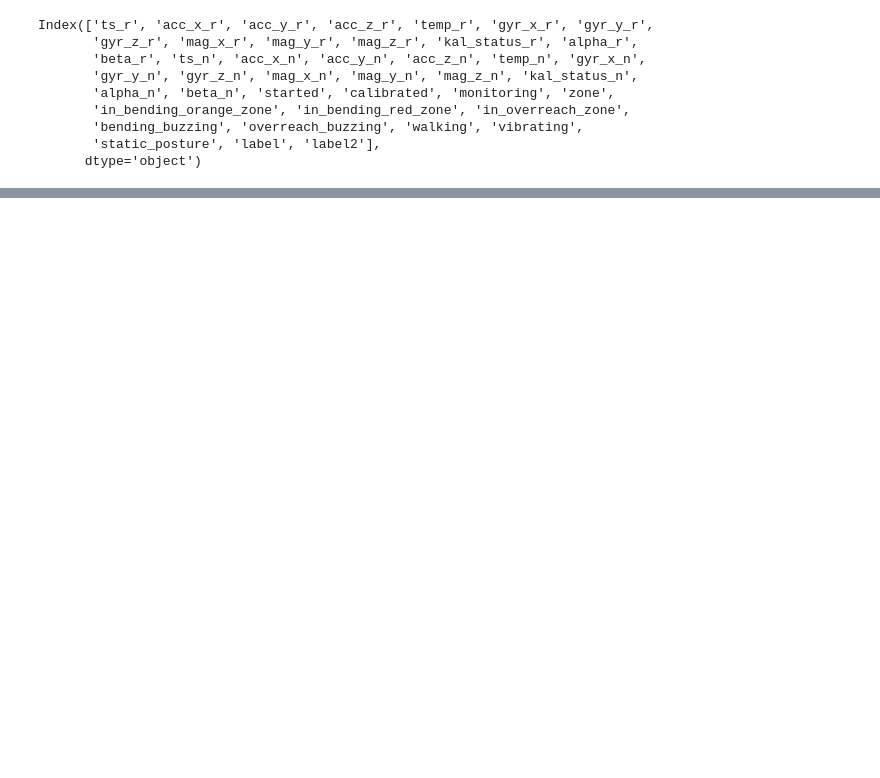
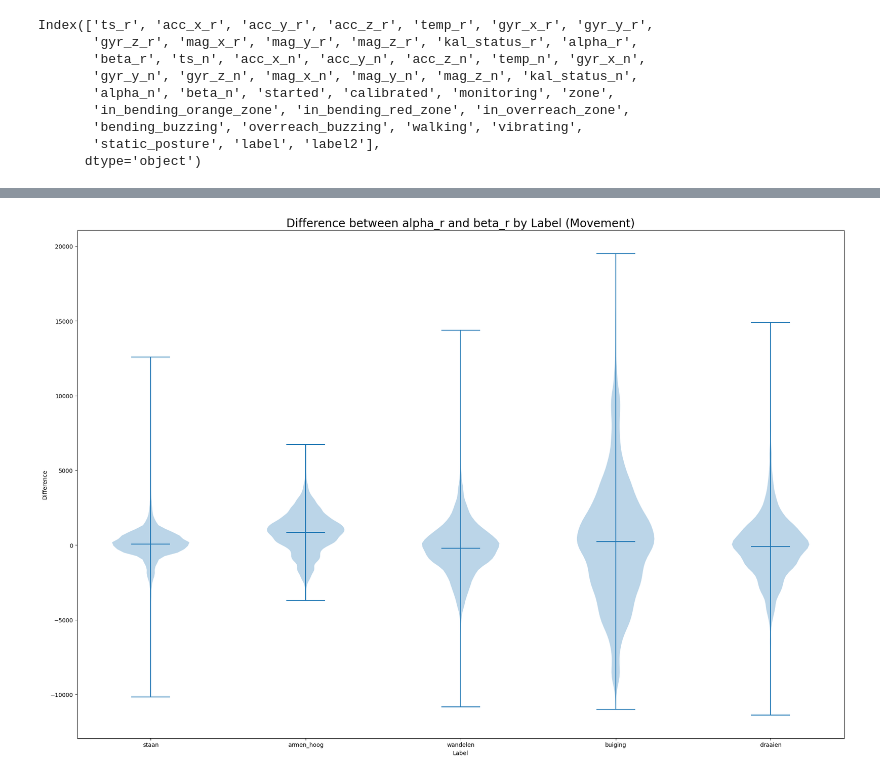
Before and after one commit to Arai-4-Data-Analysis-Team/Wearables-Data-Analysis, a Jupyter notebook: code/labeled-movement.ipynb, the cells around one changed output, grey strips where cells are left out. Saved outputs shown, nothing was run; the diff lists cells and outputs as text; code cells hidden in the pictures; blank space fills up the shorter version.

```diff
--- a/code/labeled-movement.ipynb
+++ b/code/labeled-movement.ipynb
@@ -143,0 +167,25 @@ plt.show()
+# %%
+### Violin plot of difference between 'alpha_r' and 'beta_r' by 'label'
+
+data_to_violin = [df_analysis['ab_r_diff'][df_analysis['label'] == 'staan'],
+                df_analysis['ab_r_diff'][df_analysis['label'] == 'armen_hoog'],
+                df_analysis['ab_r_diff'][df_analysis['label'] == 'wandelen'],
+                df_analysis['ab_r_diff'][df_analysis['label'] == 'buiging'],
+                df_analysis['ab_r_diff'][df_analysis['label'] == 'draaien']]
+
+fig = plt.figure(figsize=(24, 16))
+ax = fig.add_subplot(111)
+
+x_pos = [1, 2, 3, 4, 5]
+x_labels = ['staan', 'armen_hoog', 'wandelen', 'buiging', 'draaien']
+
+vp = ax.violinplot(data_to_violin, showmeans=True, showextrema=True)
+
+plt.title('Difference between alpha_r and beta_r by Label (Movement)', fontsize=20)
+plt.xlabel('Label')
+plt.ylabel('Difference')
+plt.xticks(x_pos, x_labels)
+
+plt.show()
+# %% [output]
+[figure, added]
```
Also changed, not shown: parts of 13 cells of this notebook, 3 other files.
